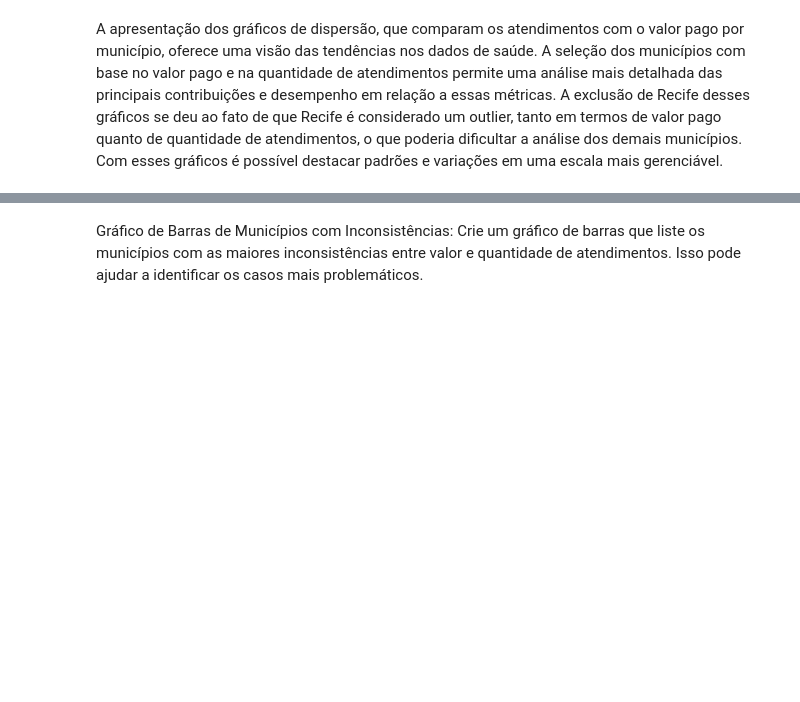
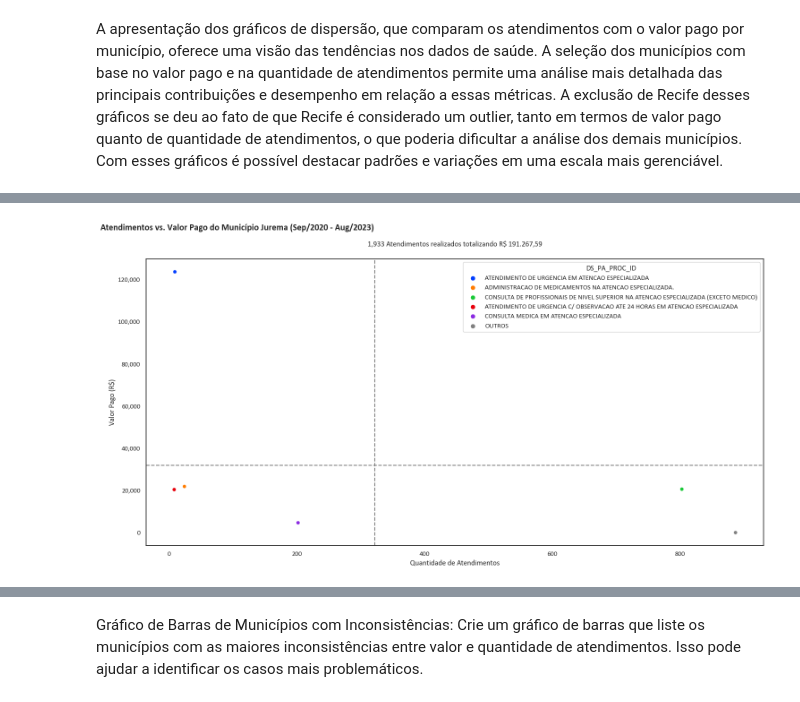
Before and after one commit to Vinicius-Luiz/etl_data_analisys_sia_python, a Jupyter notebook: 004_Data_Analysis.ipynb, the cells around one changed output, grey strips where cells are left out. Cells and saved outputs as stored; diff of their text form; code cells hidden in the pictures; blank space fills up the shorter version.

```diff
--- a/004_Data_Analysis.ipynb
+++ b/004_Data_Analysis.ipynb
@@ -550,0 +574,41 @@ Mapa de Calor de Diferença de Valor: Use um mapa de calor para mostrar a difere
+# %%
+# Quantidade de procedimentos e valor total de procedimentos por município e por sub-grupo de procedimento
+SQL_213 = '''
+  SELECT  S.PA_UFMUN
+        , S.DS_PA_UFMUN
+        , DECODE(S.PA_UFMUN, V.PA_UFMUN, S.PA_PROC_ID, 0)                 AS PA_PROC_ID
+        , DECODE(S.PA_UFMUN, V.PA_UFMUN, S.DS_PA_PROC_ID, 'OUTROS')       AS DS_PA_PROC_ID
+        , S.PA_VALAPR                                                     AS PA_VALAPR
+    FROM VW_SIA S
+    LEFT JOIN (
+                SELECT *
+                  FROM VW_203
+                WHERE {} <= {}) V
+      ON S.PA_UFMUN   = V.PA_UFMUN
+     AND S.PA_PROC_ID = V.PA_PROC_ID
+   WHERE S.DS_PA_UFMUN = '{}'
+'''
+# %%
+# Quantidade de procedimentos e valor total de procedimentos por município e por sub-grupo de procedimento
+# Para os procedimentos não listados no TOP <num_explain> será considerado o sub-grupo 'OUTROS' (média)
+SQL_223 = '''
+    SELECT V213.PA_PROC_ID
+         , V213.DS_PA_PROC_ID
+         , COUNT(1)            AS PA_QTD
+         , SUM(V213.PA_VALAPR) AS PA_VALAPR
+      FROM VW_213 V213
+     WHERE V213.PA_PROC_ID <> 0
+     GROUP BY V213.PA_PROC_ID, V213.DS_PA_PROC_ID
+
+          UNION ALL
+
+    SELECT V213.PA_PROC_ID
+         , V213.DS_PA_PROC_ID
+         , COUNT(1)            AS PA_QTD
+         , AVG(V213.PA_VALAPR) AS PA_VALAPR
+     FROM VW_213 V213
+    WHERE V213.PA_PROC_ID = 0
+    GROUP BY V213.PA_PROC_ID, V213.DS_PA_PROC_ID
+
+    ORDER BY 4 DESC
+'''
@@ -550,0 +664,4 @@ Mapa de Calor de Diferença de Valor: Use um mapa de calor para mostrar a difere
+# %%
+plot_scatter_223(rank='RANK_VALAPR', ds_pa_ufmun = 'JUREMA', num_explain = 5)
+# %% [output]
+[figure, added]
```
Also changed, not shown: parts of 30 cells of this notebook.
